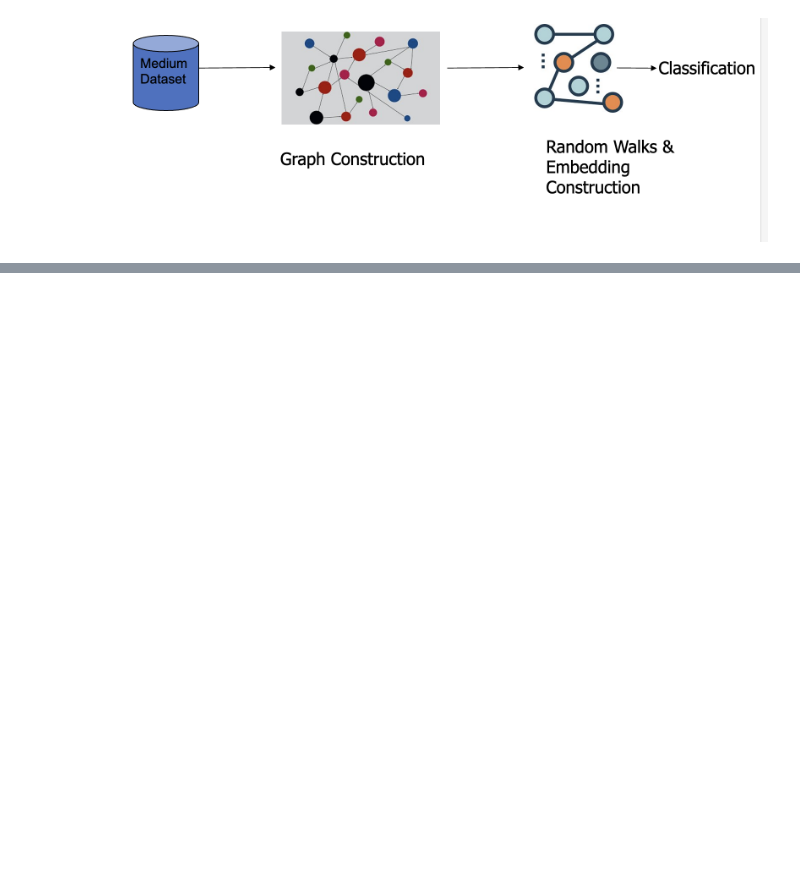
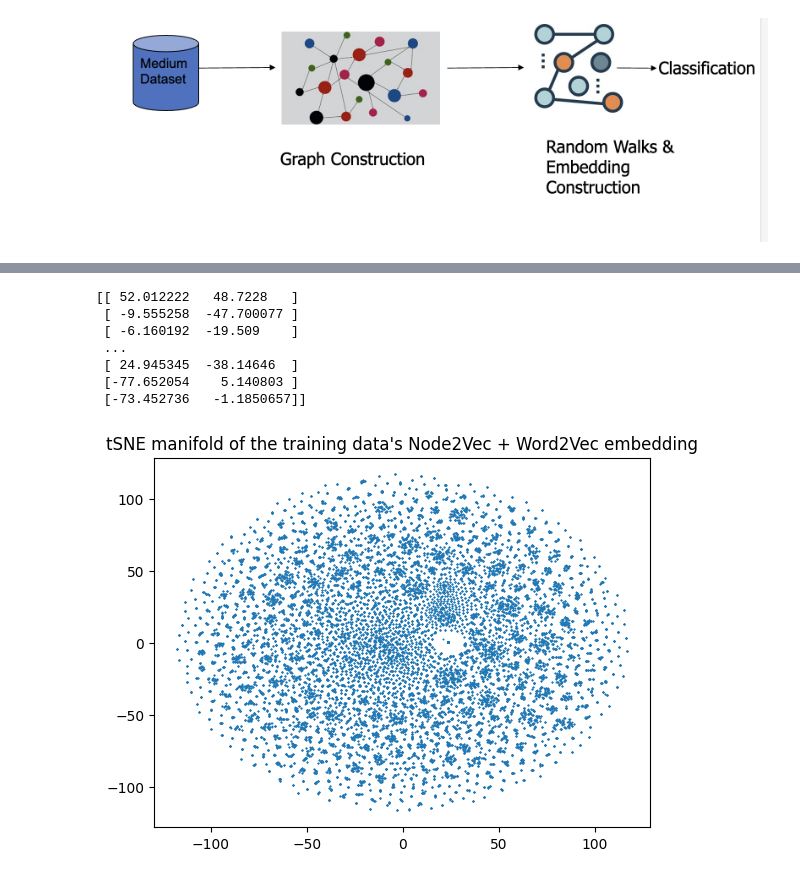
Before and after one commit to JoshCode/uni-CSE2525, a Jupyter notebook: Lab 3/Graphs.ipynb, the cells around one changed output, grey strips where cells are left out. Saved outputs shown, nothing was run; the diff lists cells and outputs as text; code cells hidden in the pictures; blank space fills up the shorter version.

```diff
--- a/Lab 3/Graphs.ipynb
+++ b/Lab 3/Graphs.ipynb
@@ -574 +724,5 @@ X_test_n2v = None
+# %%
+# TODO Assigning these is the assignment
+X_train_n2v_w2v = np.array([embeddings_n2v_with_train_w2v[str(x)] if x not in final_data_isolated else np.zeros((256)) for idx, x in enumerate(train_nodes)], dtype=np.float32)
+X_test_n2v_w2v = np.array([embeddings_n2v_with_test_w2v[str(x)] if x not in final_data_isolated else np.zeros((256)) for idx, x in enumerate(test_nodes)], dtype=np.float32)
 # %%
@@ -580,4 +738,4 @@ from sklearn.multiclass import OneVsRestClassifier
 from sklearn.svm import LinearSVC,SVC
 
 svc = SVC()
-svc.fit(X_train_n2v,Y)
+svc.fit(X_train_n2v_w2v,Y)
@@ -620,0 +825,21 @@ print(metrics.classification_report(Y_test, predictions))
+# %%
+from sklearn.manifold import TSNE
+
+# TODO Try this with PCA first
+# TODO Try this after removing isolated
+X_embedded = TSNE(n_components=2, learning_rate='auto', init='random', perplexity=3).fit_transform(X_train_n2v_w2v)
+X_embedded.shape
+
+plt.scatter(X_embedded[:,0], X_embedded[:,1], marker=".",lw=0,s=8)
+print(X_embedded)
+plt.title("tSNE manifold of the training data's Node2Vec + Word2Vec embedding")
+plt.show()
+# %% [output]
+[[ 52.012222   48.7228   ]
+ [ -9.555258  -47.700077 ]
+ [ -6.160192  -19.509    ]
+ ...
+ [ 24.945345  -38.14646  ]
+ [-77.652054    5.140803 ]
+ [-73.452736   -1.1850657]]
+[figure, added]
```
Also changed, not shown: parts of 66 cells of this notebook.
